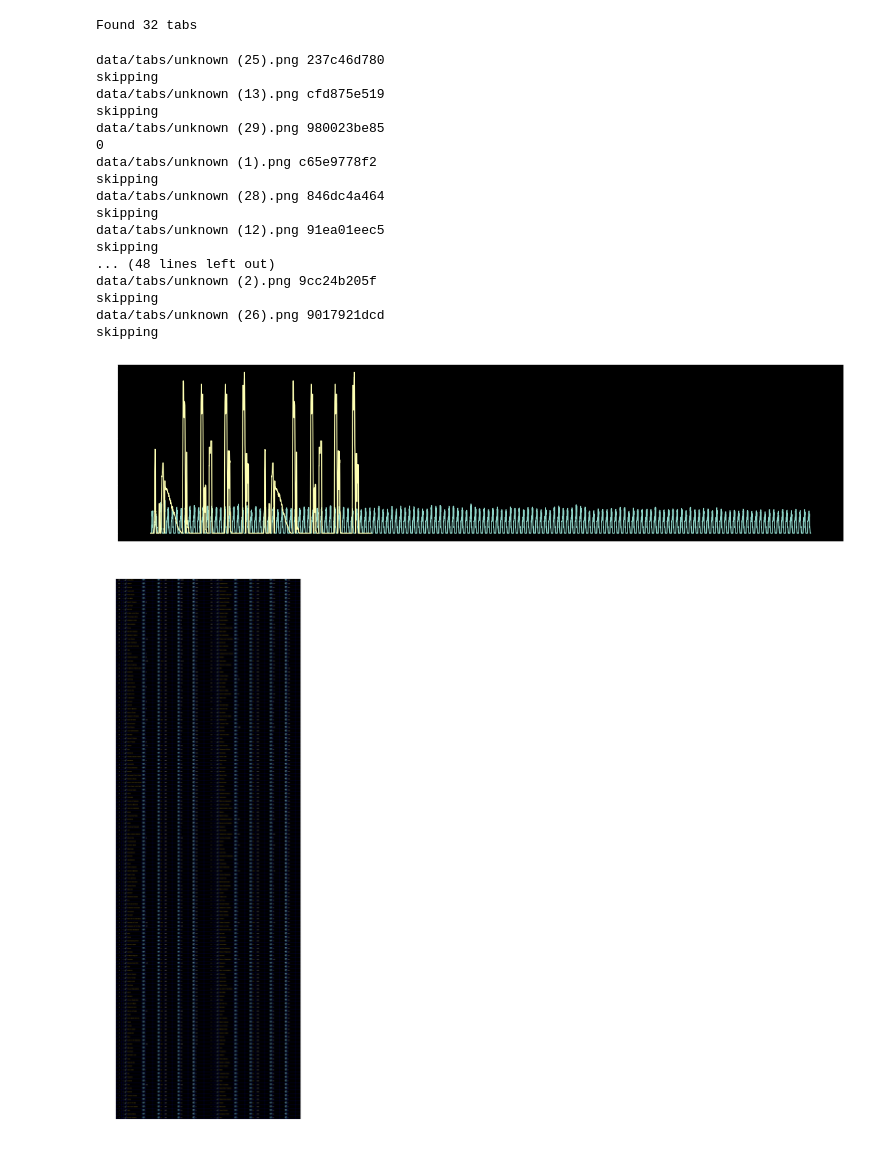
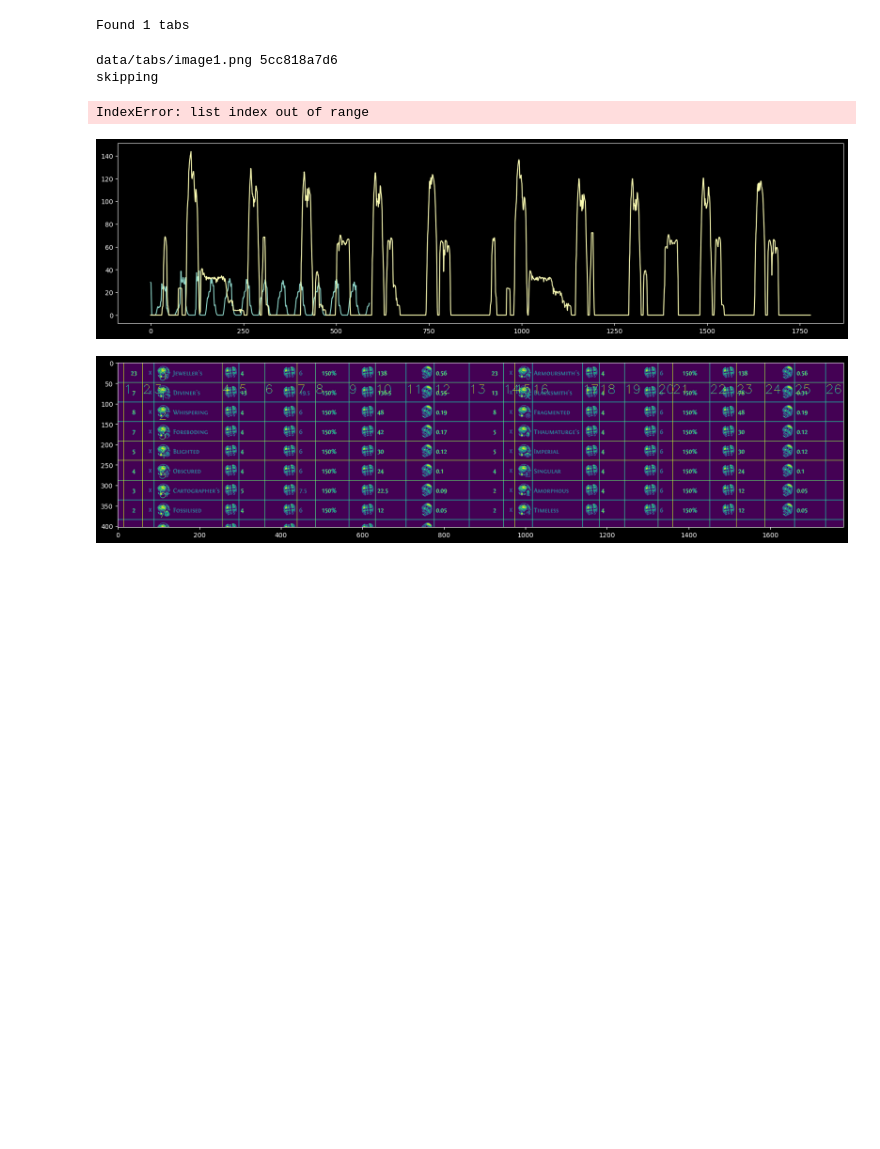
Before and after one commit to arpheno/poe, a Jupyter notebook: poe/bulk/data_extraction.ipynb, the cells around one changed output. Saved outputs shown, nothing was run; the diff lists cells and outputs as text; code cells hidden in the pictures; blank space fills up the shorter version.

Commit message:
Attempts to salvage image processing

```diff
--- a/poe/bulk/data_extraction.ipynb
+++ b/poe/bulk/data_extraction.ipynb
@@ -13,60 +13,47 @@ import random
 plt.style.use("dark_background")
 %matplotlib inline
 # %%
-paths = [str(p) for p in Path("data/tabs").glob("**/*.png")]
+paths = [str(p) for p in Path("data/tabs").glob("**/image1.png")]
 print(f"Found {len(paths)} tabs")
 # %% [output]
-Found 32 tabs
+Found 1 tabs
 # %%
-cols_of_interest = [1, 6, 8, 11, 13, 14, 19, 21, 24, 26]
+cols_of_interest = [1, 3,5, 8, 11, 13, 14, 19, 21, 24, 26]
+
 for path in paths:
     img_hash = hashlib.sha224(str(path).encode()).hexdigest()[:10]
     print(path, img_hash)
     img = cv2.imread(path)
     root = f"data/handlabeling/{img_hash}"
     if os.path.isdir(root):
         print("skipping")
-        continue
+        #continue
     os.makedirs(root, exist_ok=True)
     try:
         frags = cut_image_to_frags(img)
     except Exception as e:
         print(f"{path,img_hash} could not be processed:{e}")
         plt.figure(figsize=(40, 40))
         plt.imshow(img)
         raise
         continue
 
     for col in cols_of_interest:
         for row, frag in enumerate(frags[col]):
             try:
                 _frag = normalize_frag(frag, target=(32, 80))
                 cv2.imwrite(f"{root}/{col}_{row}.png", _frag)
             except Exception as e:
                 plt.figure()
                 plt.imshow(frag)
                 plt.show()
                 print("exception", e)
 # %% [output]
-data/tabs/unknown (25).png 237c46d780
+data/tabs/image1.png 5cc818a7d6
 skipping
-data/tabs/unknown (13).png cfd875e519
-skipping
-data/tabs/unknown (29).png 980023be85
-0
-data/tabs/unknown (1).png c65e9778f2
-skipping
-data/tabs/unknown (28).png 846dc4a464
-skipping
-data/tabs/unknown (12).png 91ea01eec5
-skipping
-... (48 lines left out)
-data/tabs/unknown (2).png 9cc24b205f
-skipping
-data/tabs/unknown (26).png 9017921dcd
-skipping
+IndexError: list index out of range
-[figure, old version]
+[figure, new version]
-[figure, old version]
+[figure, new version]
 # %%
 input("Continue?")
 handlabels = "data/handlabeled.txt"
```
Also changed, not shown: parts of 1 cell of this notebook, 1 other file.
